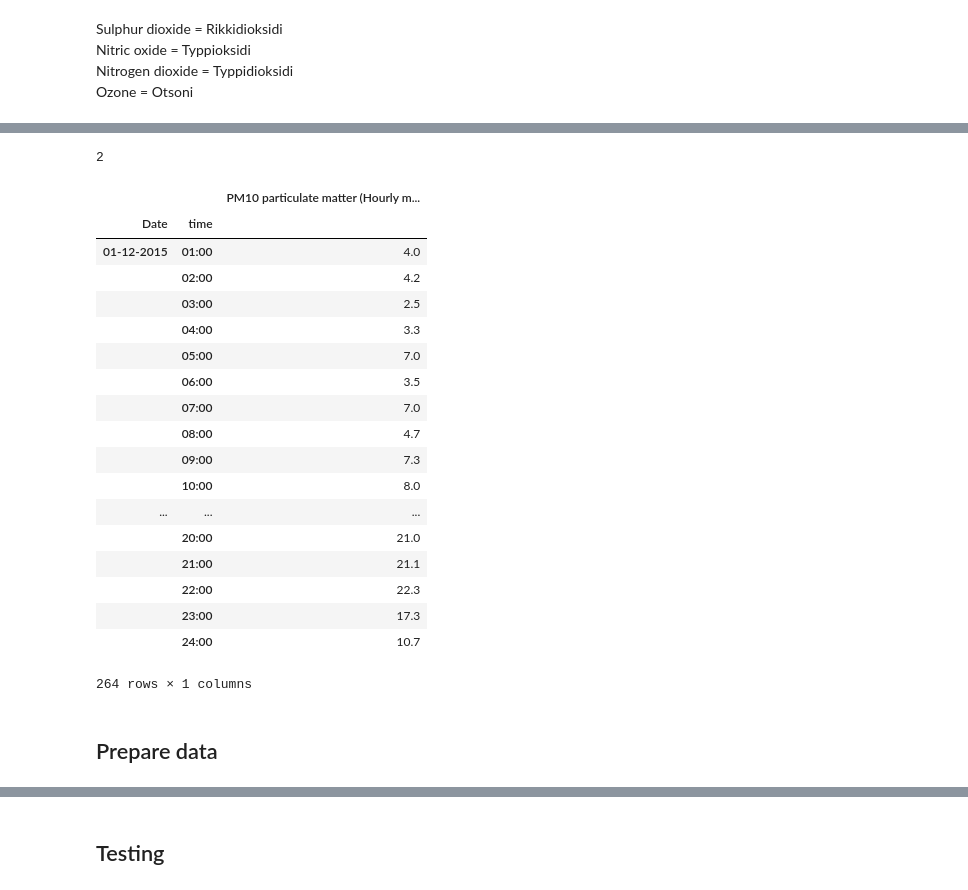
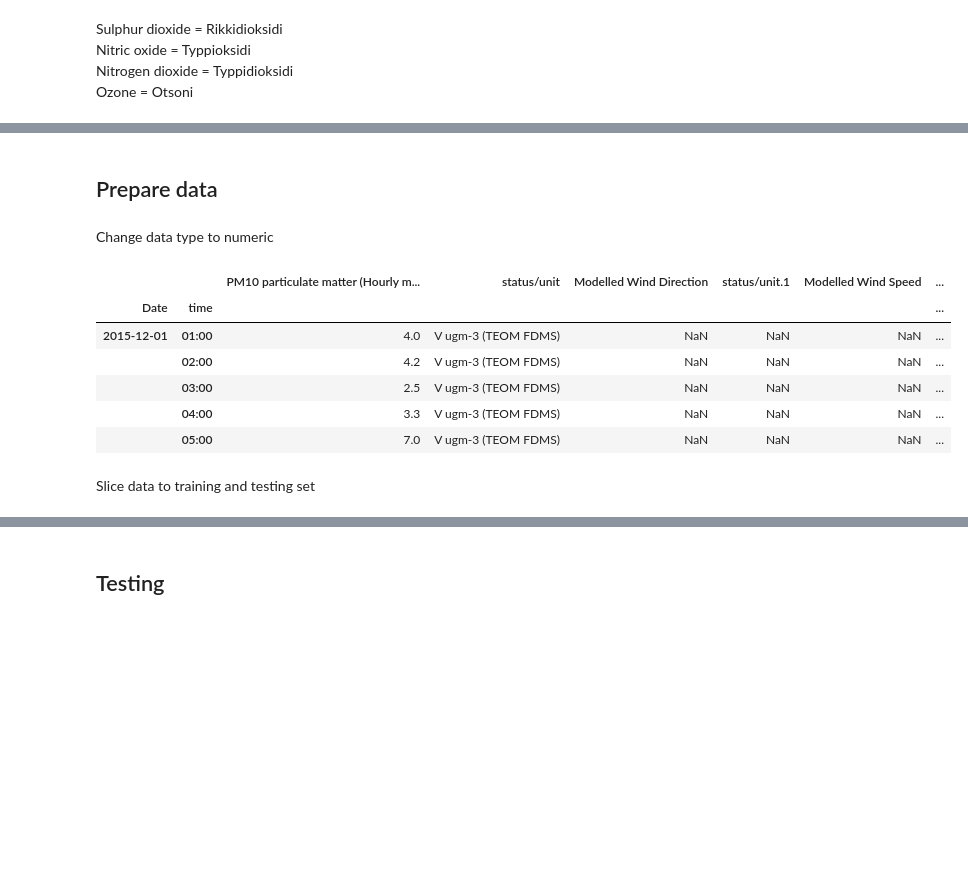
Before and after one commit to tnygren/Jupyter-Notebooks, a Jupyter notebook: Project One - Air Quality.ipynb, the cells around one changed output, grey strips where cells are left out. Drawn from its saved outputs; the diff is of its cells as text; code cells hidden in the pictures; blank space fills up the shorter version.

```diff
--- a/Project One - Air Quality.ipynb
+++ b/Project One - Air Quality.ipynb
@@ -122,28 +20,18 @@ foobar = foo.sortlevel(level=0)
-# %%
-foobar.index.lexsort_depth
-# %% [output]
-2
-# %%
-foobar.sortlevel(level=0).loc['01-12-2015':'03-12-2015']
-# %% [output]
-|  |  | PM10 particulate matter (Hourly m... |
-| Date | time |  |
-| 01-12-2015 | 01:00 | 4.0 |
-|  | 02:00 | 4.2 |
-|  | 03:00 | 2.5 |
-|  | 04:00 | 3.3 |
-|  | 05:00 | 7.0 |
-|  | 06:00 | 3.5 |
-|  | 07:00 | 7.0 |
-|  | 08:00 | 4.7 |
-|  | 09:00 | 7.3 |
-|  | 10:00 | 8.0 |
-| ... | ... | ... |
-|  | 20:00 | 21.0 |
-|  | 21:00 | 21.1 |
-|  | 22:00 | 22.3 |
-|  | 23:00 | 17.3 |
-|  | 24:00 | 10.7 |
-264 rows × 1 columns
 # %% [markdown]
 ## Prepare data
+# %% [markdown]
+Change data type to numeric
+# %%
+idf = idf.convert_objects(convert_numeric=True)
+#pd.to_numeric(idf).dtypes
+idf.head()
+# %% [output]
+|  |  | PM10 particulate matter (Hourly m... | status/unit | Modelled Wind Direction | status/unit.1 | Modelled Wind Speed | ... |
+| Date | time |  |  |  |  |  | ... |
+| 2015-12-01 | 01:00 | 4.0 | V ugm-3 (TEOM FDMS) | NaN | NaN | NaN | ... |
+|  | 02:00 | 4.2 | V ugm-3 (TEOM FDMS) | NaN | NaN | NaN | ... |
+|  | 03:00 | 2.5 | V ugm-3 (TEOM FDMS) | NaN | NaN | NaN | ... |
+|  | 04:00 | 3.3 | V ugm-3 (TEOM FDMS) | NaN | NaN | NaN | ... |
+|  | 05:00 | 7.0 | V ugm-3 (TEOM FDMS) | NaN | NaN | NaN | ... |
+# %% [markdown]
+Slice data to training and testing set
```
Also changed, not shown: parts of 17 cells of this notebook.
